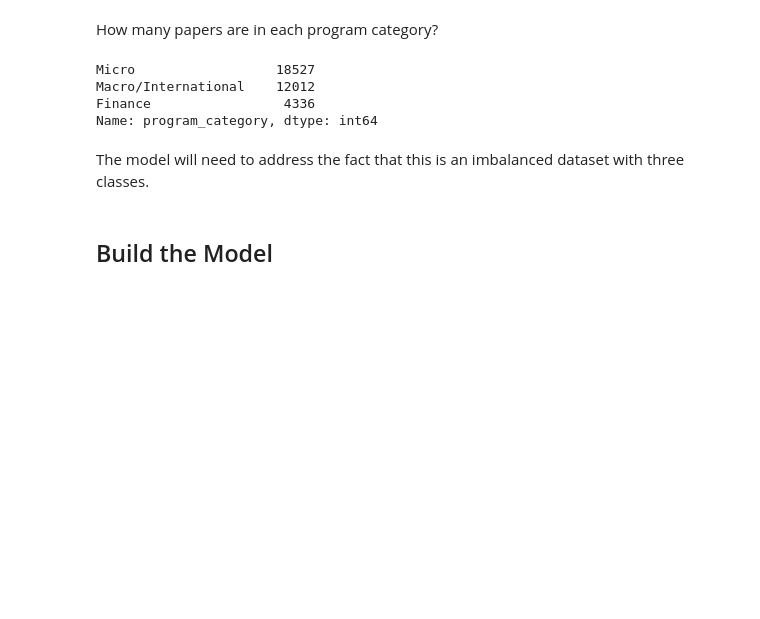
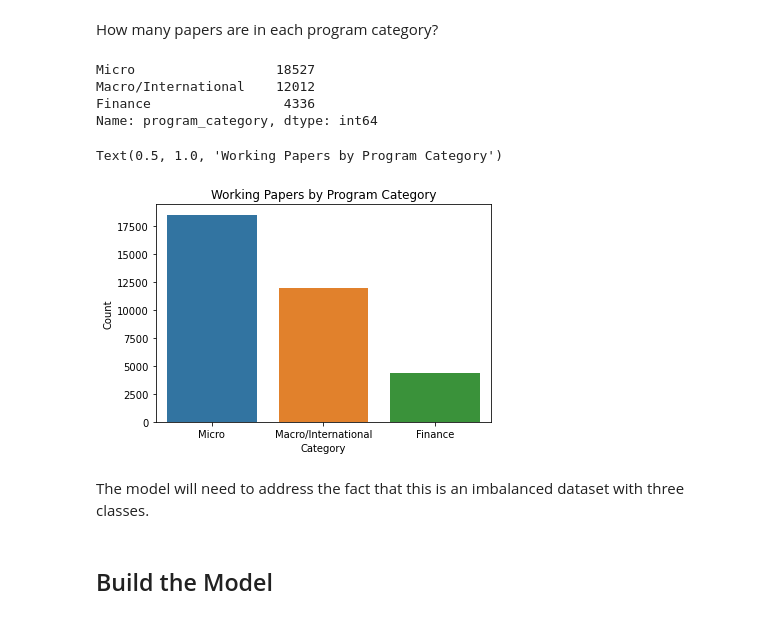
Before and after one commit to rvillanuevaunger/nber_multiclass_pred, a Jupyter notebook: nber_papers.ipynb, the cells around one changed output. Cells and saved outputs as stored; diff of their text form; code cells hidden in the pictures; blank space fills up the shorter version.

```diff
--- a/nber_papers.ipynb
+++ b/nber_papers.ipynb
@@ -42,6 +45,14 @@ Micro                  18527
 Macro/International    12012
 Finance                 4336
 Name: program_category, dtype: int64
+# %%
+sns.countplot(x = "program_category", data = papers_joined, order = papers_joined["program_category"].value_counts().index)
+plt.xlabel("Category")
+plt.ylabel("Count")
+plt.title("Working Papers by Program Category")
+# %% [output]
+Text(0.5, 1.0, 'Working Papers by Program Category')
+[figure, added]
 # %% [markdown]
 The model will need to address the fact that this is an imbalanced dataset with three classes.
 # %% [markdown]
```
Also changed, not shown: parts of 2 cells of this notebook.
